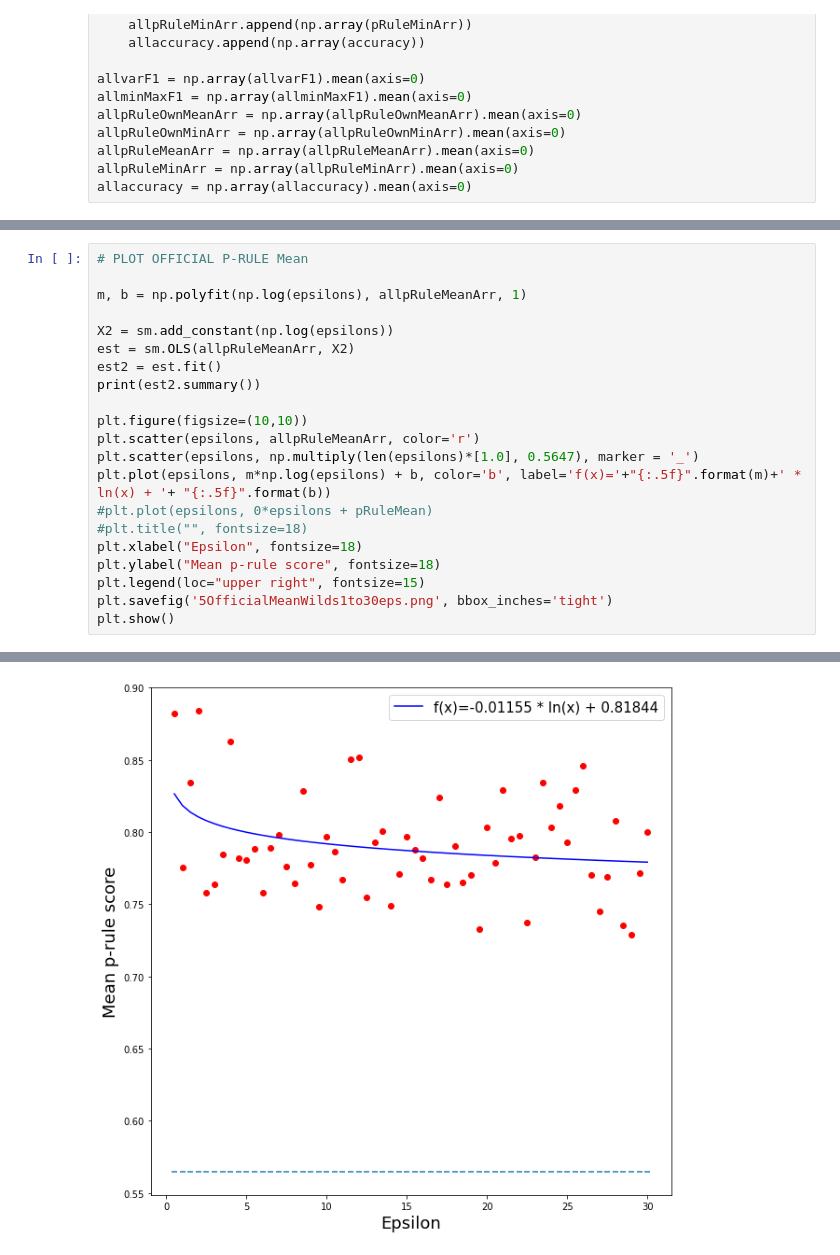
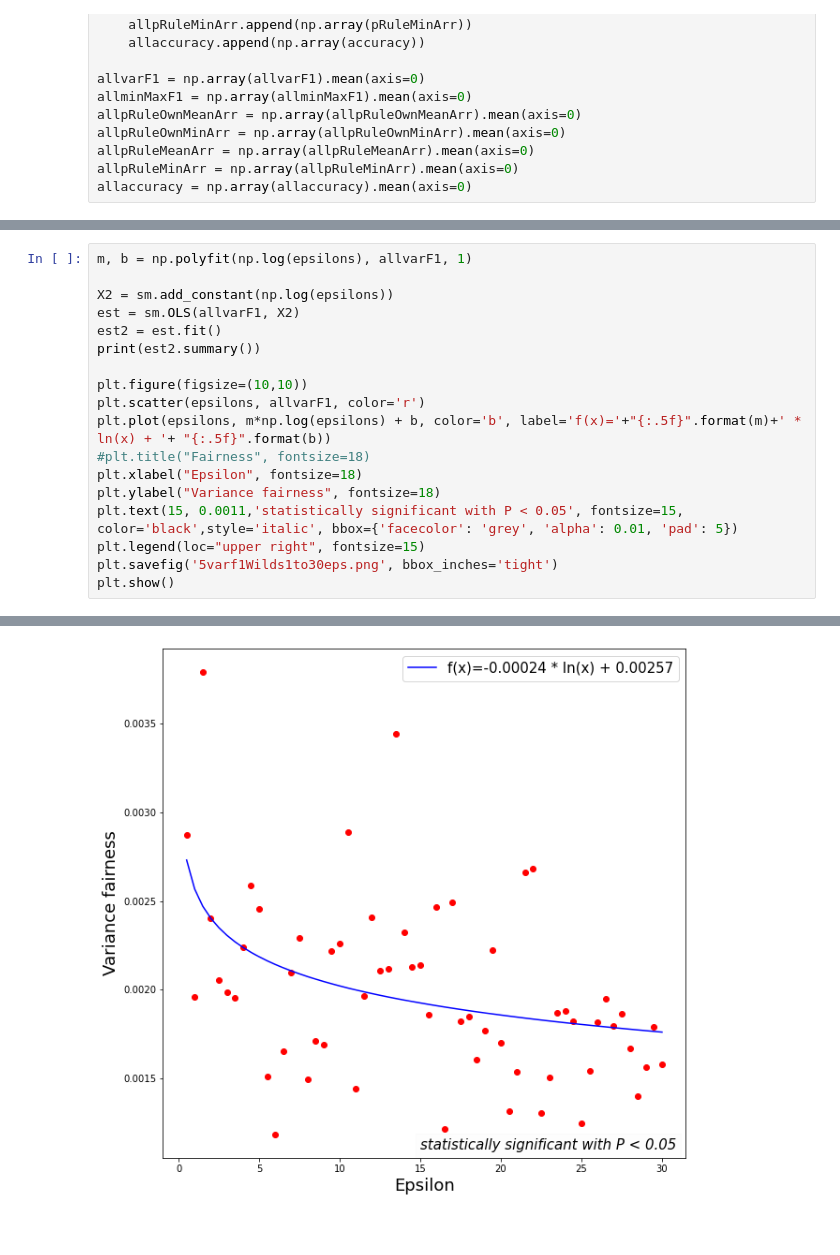
Before and after one commit to ramuld12/bachelorThesis, a Jupyter notebook: EvaluateFairnessWildsModels.ipynb, the cells around one changed output, grey strips where cells are left out. Cells and saved outputs as stored; diff of their text form.

```diff
--- a/EvaluateFairnessWildsModels.ipynb
+++ b/EvaluateFairnessWildsModels.ipynb
@@ -351,23 +387,20 @@ Notes:
 # %%
-# PLOT OFFICIAL P-RULE Mean
-
-m, b = np.polyfit(np.log(epsilons), allpRuleMeanArr, 1)
+m, b = np.polyfit(np.log(epsilons), allvarF1, 1)
 
 X2 = sm.add_constant(np.log(epsilons))
-est = sm.OLS(allpRuleMeanArr, X2)
+est = sm.OLS(allvarF1, X2)
 est2 = est.fit()
 print(est2.summary())
 
 plt.figure(figsize=(10,10))
-plt.scatter(epsilons, allpRuleMeanArr, color='r')
-plt.scatter(epsilons, np.multiply(len(epsilons)*[1.0], 0.5647), marker = '_')
+plt.scatter(epsilons, allvarF1, color='r')
 plt.plot(epsilons, m*np.log(epsilons) + b, color='b', label='f(x)='+"{:.5f}".format(m)+' * ln(x) + '+ "{:.5f}".format(b))
-#plt.plot(epsilons, 0*epsilons + pRuleMean)
-#plt.title("", fontsize=18)
+#plt.title("Fairness", fontsize=18)
 plt.xlabel("Epsilon", fontsize=18)
-plt.ylabel("Mean p-rule score", fontsize=18)
+plt.ylabel("Variance fairness", fontsize=18)
+plt.text(15, 0.0011,'statistically significant with P < 0.05', fontsize=15,  color='black',style='italic', bbox={'facecolor': 'grey', 'alpha': 0.01, 'pad': 5})
 plt.legend(loc="upper right", fontsize=15)
-plt.savefig('5OfficialMeanWilds1to30eps.png', bbox_inches='tight')
+plt.savefig('5varf1Wilds1to30eps.png', bbox_inches='tight')
 plt.show()
 # %% [output]
                             OLS Regression Results
@@ -382,9 +415,9 @@ Df Residuals:                      58   BIC:                            -230.0
 Df Model:                           1
 Covariance Type:            nonrobust
 ==============================================================================
 ... (9 lines left out)
 ==============================================================================
 
 Notes:
 [1] Standard Errors assume that the covariance matrix of the errors is correctly specified.
-[figure, old version]
+[figure, new version]
```
Also changed, not shown: parts of 11 cells of this notebook, 2 other files.
